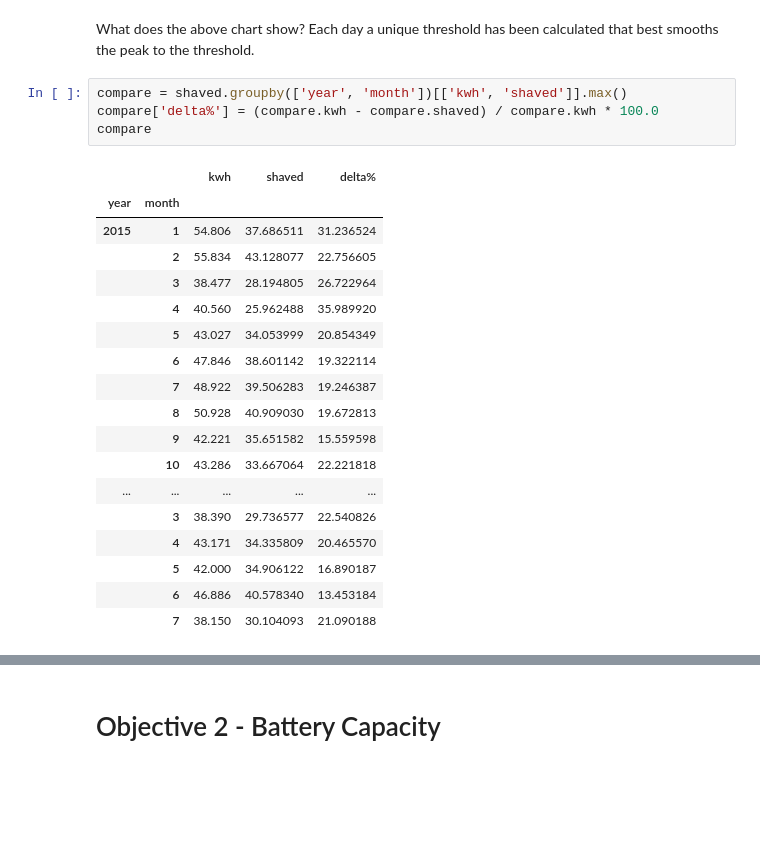
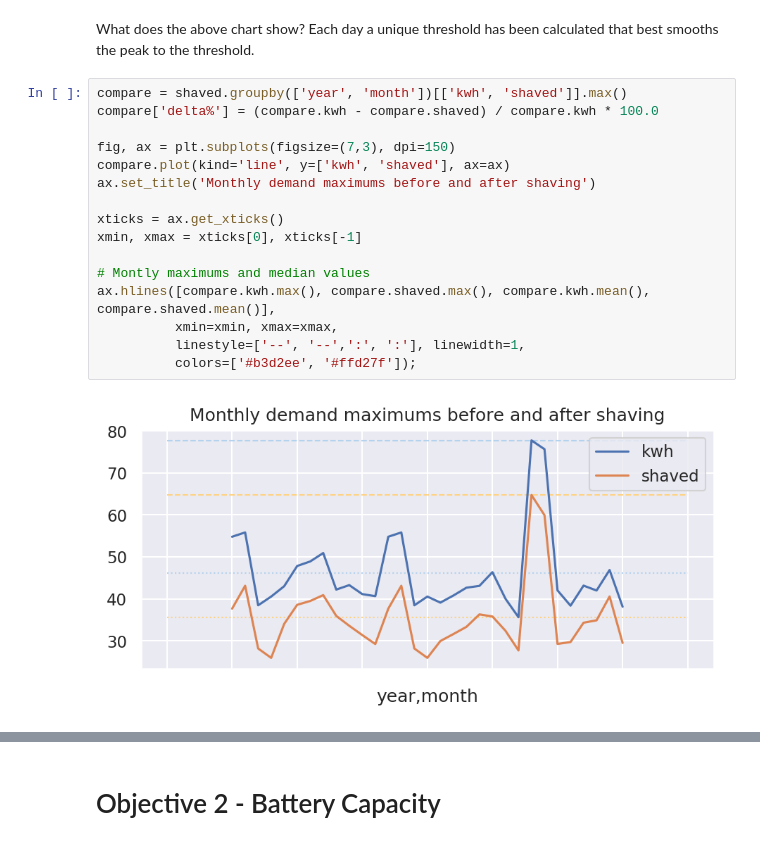
Before and after one commit to mileshill/pason, a Jupyter notebook: EDA.ipynb, the cells around one changed output, grey strips where cells are left out. Saved outputs shown, nothing was run; the diff lists cells and outputs as text; blank space fills up the shorter version.

```diff
--- a/EDA.ipynb
+++ b/EDA.ipynb
@@ -145,24 +210,19 @@ plt.xticks(rotation=90);
 What does the above chart show? Each day a unique threshold has been calculated that best smooths the peak to the threshold.
-# %%
-compare = shaved.groupby(['year', 'month'])[['kwh', 'shaved']].max()
-compare['delta%'] = (compare.kwh - compare.shaved) / compare.kwh * 100.0
-compare
-# %% [output]
-|  |  | kwh | shaved | delta% |
-| year | month |  |  |  |
-| 2015 | 1 | 54.806 | 37.686511 | 31.236524 |
-|  | 2 | 55.834 | 43.128077 | 22.756605 |
-|  | 3 | 38.477 | 28.194805 | 26.722964 |
-|  | 4 | 40.560 | 25.962488 | 35.989920 |
-|  | 5 | 43.027 | 34.053999 | 20.854349 |
-|  | 6 | 47.846 | 38.601142 | 19.322114 |
-|  | 7 | 48.922 | 39.506283 | 19.246387 |
-|  | 8 | 50.928 | 40.909030 | 19.672813 |
-|  | 9 | 42.221 | 35.651582 | 15.559598 |
-|  | 10 | 43.286 | 33.667064 | 22.221818 |
-| ... | ... | ... | ... | ... |
-|  | 3 | 38.390 | 29.736577 | 22.540826 |
-|  | 4 | 43.171 | 34.335809 | 20.465570 |
-|  | 5 | 42.000 | 34.906122 | 16.890187 |
-|  | 6 | 46.886 | 40.578340 | 13.453184 |
-|  | 7 | 38.150 | 30.104093 | 21.090188 |
+# %%
+compare = shaved.groupby(['year', 'month'])[['kwh', 'shaved']].max()
+compare['delta%'] = (compare.kwh - compare.shaved) / compare.kwh * 100.0
+
+fig, ax = plt.subplots(figsize=(7,3), dpi=150)
+compare.plot(kind='line', y=['kwh', 'shaved'], ax=ax)
+ax.set_title('Monthly demand maximums before and after shaving')
+
+xticks = ax.get_xticks()
+xmin, xmax = xticks[0], xticks[-1]
+
+# Montly maximums and median values
+ax.hlines([compare.kwh.max(), compare.shaved.max(), compare.kwh.mean(), compare.shaved.mean()],
+          xmin=xmin, xmax=xmax,
+          linestyle=['--', '--',':', ':'], linewidth=1,
+          colors=['#b3d2ee', '#ffd27f']);
+# %% [output]
+[figure, added]
```
Also changed, not shown: parts of 37 cells of this notebook, 2 other files.
